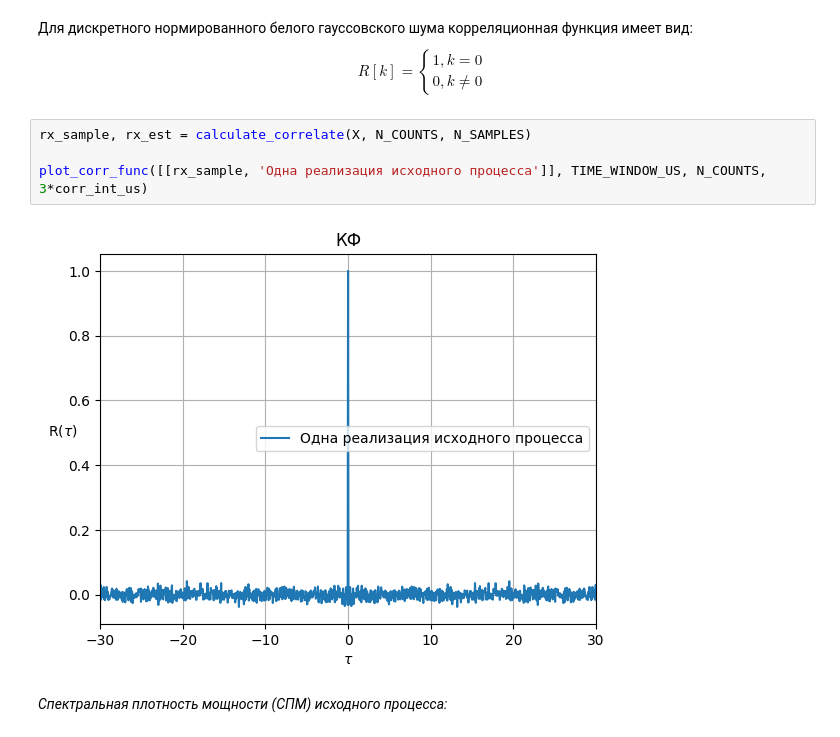
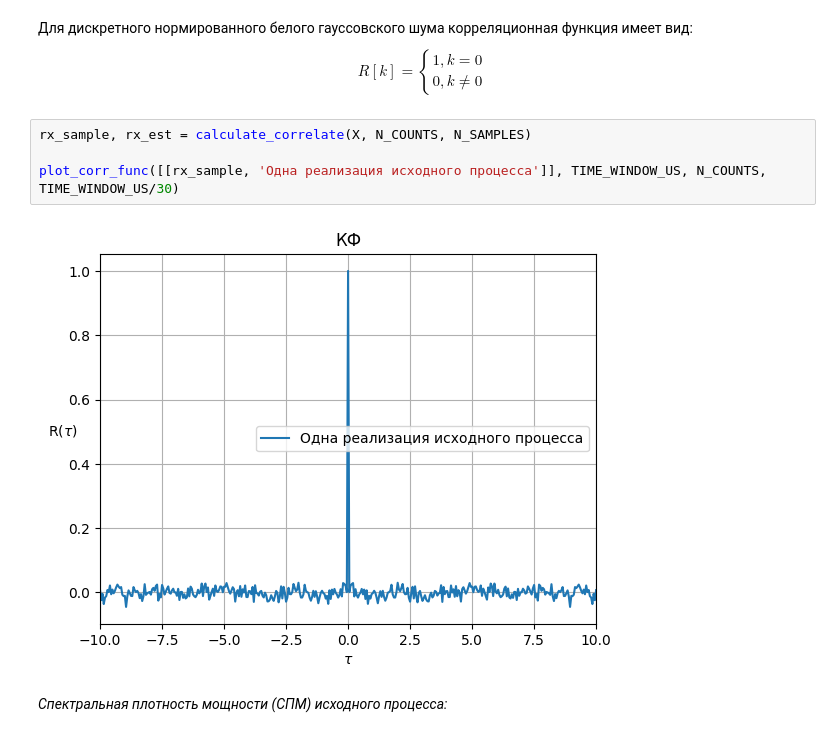
Before and after one commit to DmitryArtWorks/LabMRTS, a Jupyter notebook: lab2/template_2_var2.ipynb, the cells around one changed output. Saved outputs shown, nothing was run; the diff lists cells and outputs as text.

```diff
--- a/lab2/template_2_var2.ipynb
+++ b/lab2/template_2_var2.ipynb
@@ -77,9 +65,9 @@ $$
 # %%
 rx_sample, rx_est = calculate_correlate(X, N_COUNTS, N_SAMPLES)
 
-plot_corr_func([[rx_sample, 'Одна реализация исходного процесса']], TIME_WINDOW_US, N_COUNTS, 3*corr_int_us)
+plot_corr_func([[rx_sample, 'Одна реализация исходного процесса']], TIME_WINDOW_US, N_COUNTS, TIME_WINDOW_US/30)
 # %% [output]
-[figure, old version]
+[figure, new version]
 # %% [markdown]
 *Спектральная плотность мощности (СПМ) исходного процесса:*
 # %% [markdown]
```
Also changed, not shown: parts of 39 cells of this notebook, 6 other files.
